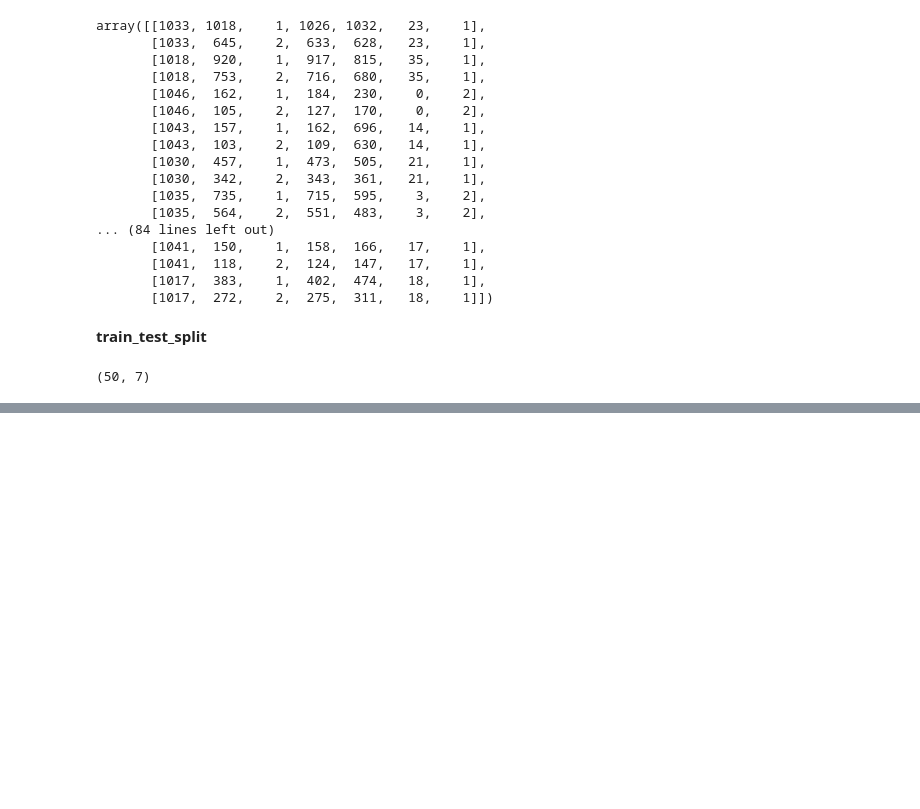
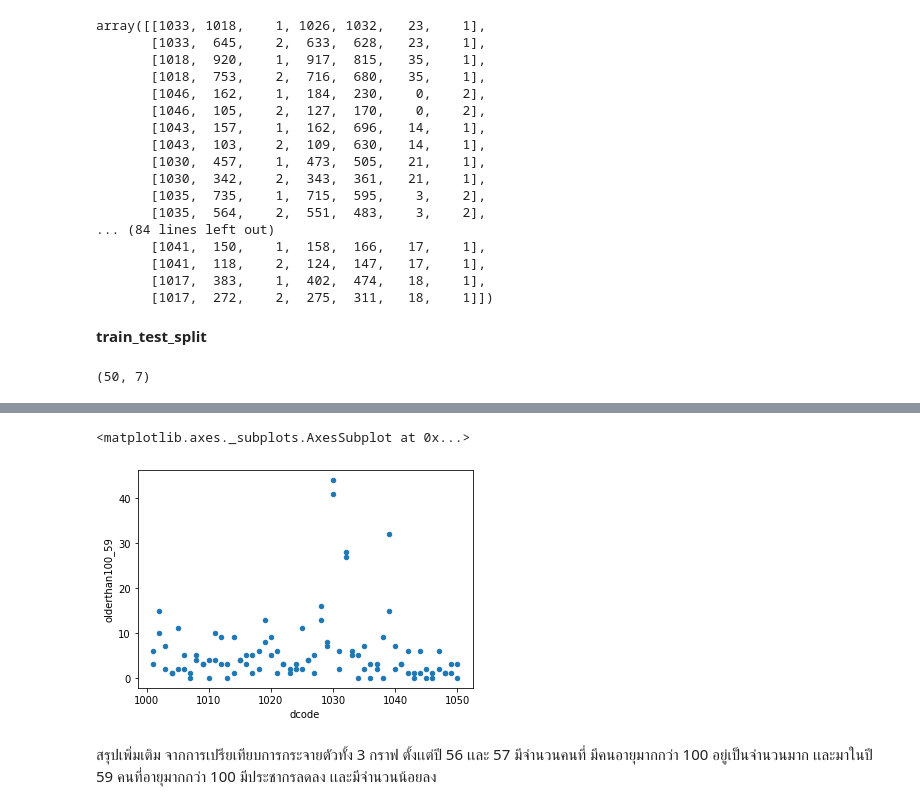
Before and after one commit to nualpair/DWDM21, a Jupyter notebook: FinalProject2.ipynb, the cells around one changed output, grey strips where cells are left out. Cells and saved outputs as stored; diff of their text form; code cells hidden in the pictures; blank space fills up the shorter version.

```diff
--- a/FinalProject2.ipynb
+++ b/FinalProject2.ipynb
@@ -424,0 +523,9 @@ X_train.shape #เช็คว่าข้อมูลลดมาเหลื
+# %%
+all_X_visua.plot.scatter('dcode','olderthan100_59')
+#จากกราฟ ในเขตต่างๆ เเสดงให้เห็นว่าคนที่มีอายุมากกว่า 100 ส่วนมากมีการกระจายตัวอยู่ต่ำ ประมาณ เฉลี่ย 0-10 คน เเละส่วนน้อยที่มากกว่า  คน ในปี 59
+#สรุปได้ว่า ใน ปี59 คนที่อยู่ในเขตต่างๆ ที่มีค่า olderthan100_59 ไม่เกิน 12 นั้นมีจำนวนคนที่อายุมากกว่า 100 ในเขตนั้น มีจำนวนน้อย
+# %% [output]
+<matplotlib.axes._subplots.AxesSubplot at 0x...>
+[figure, added]
+# %% [markdown]
+สรุปเพิ่มเติม จากการเปรียเทียบการกระจายตัวทั้ง 3 กราฟ ตั้งเเต่ปี 56 เเละ 57 มีจำนวนคนที่ มีคนอายุมากกว่า 100 อยู่เป็นจำนวนมาก เเละมาในปี 59 คนที่อายุมากกว่า 100 มีประชากรลดลง เเละมีจำนวนน้อยลง
```
Also changed, not shown: parts of 21 cells of this notebook.
